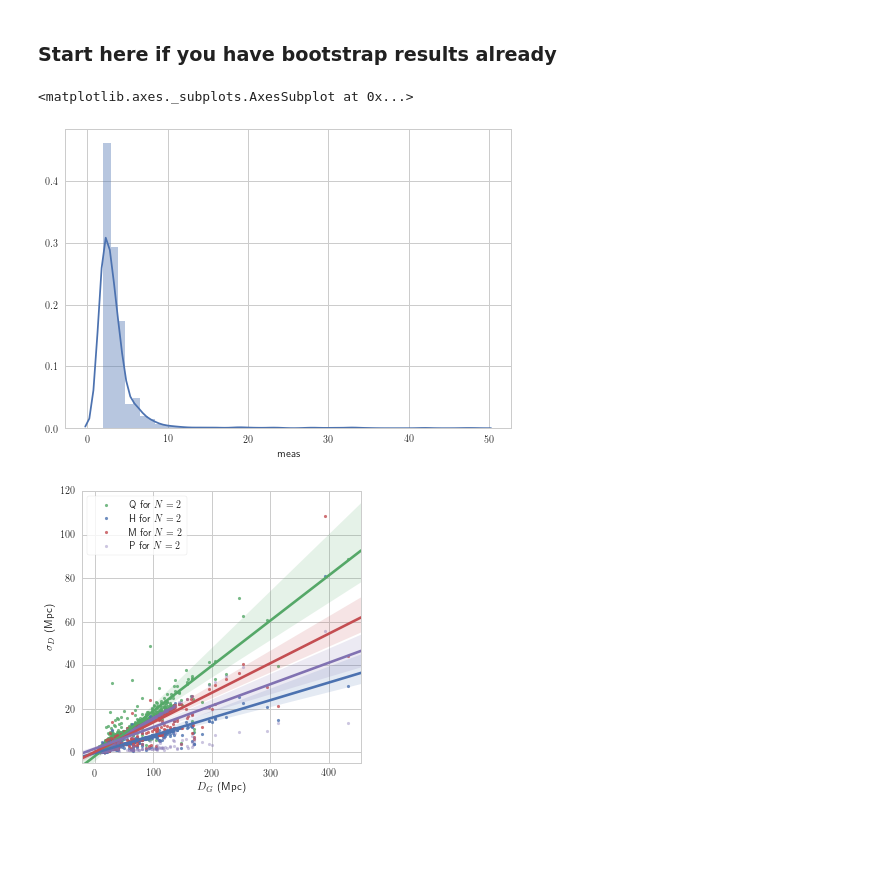
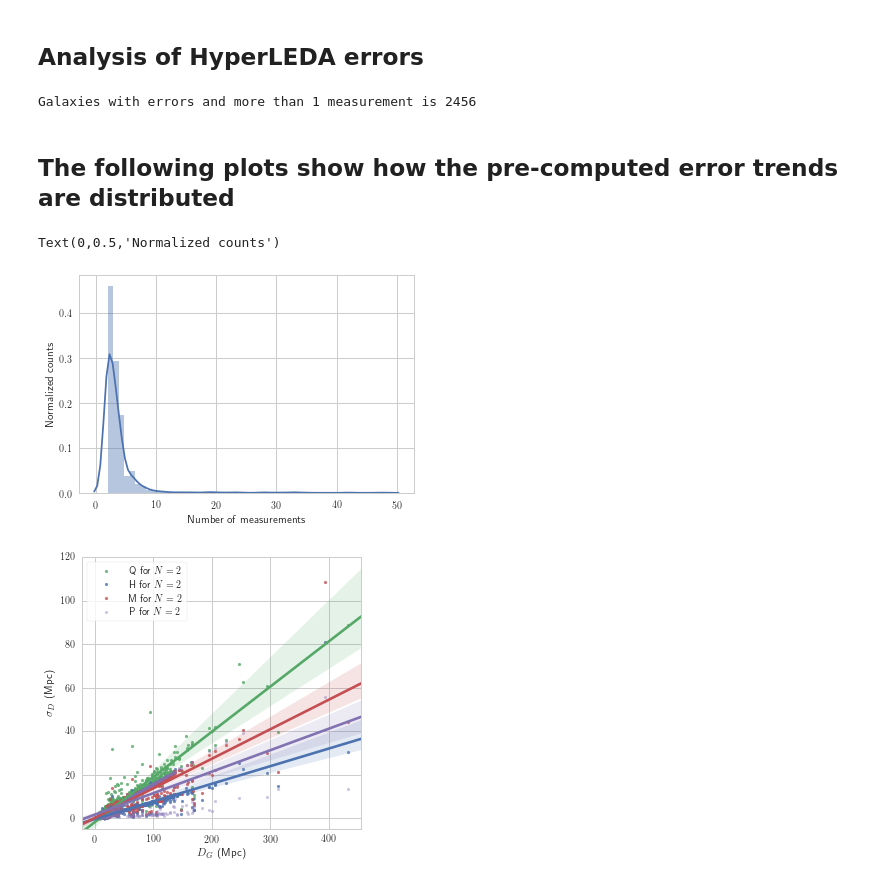
Before and after one commit to saint-germain/errorprediction, a Jupyter notebook: errors_HyperLEDA.ipynb, the cells around one changed output. Saved outputs shown, nothing was run; the diff lists cells and outputs as text; code cells hidden in the pictures; blank space fills up the shorter version.

```diff
--- a/errors_HyperLEDA.ipynb
+++ b/errors_HyperLEDA.ipynb
@@ -106,5 +109,3 @@ Galaxies with errors and more than 1 measurement is 2456
 d = {'objname': gal,'j2000':pos, 'meas': em, 'H (Mpc)':bootp50, 'D (Mpc)':dboot,'P (Mpc)':ecf,'Q (Mpc)':eqd,'M (Mpc)':bootmad,'Dmin (Mpc)':boot16,'Dmax (Mpc)':boot84}
 dfb = pd.DataFrame(data=d)
 dfb.to_csv("hl_bootstrap_results.csv")
-# %% [markdown]
-### Start here if you have bootstrap results already
@@ -113,4 +112,8 @@ dfb=pd.read_csv('hl_bootstrap_results.csv')
+# %% [markdown]
+## Analysis of HyperLEDA errors
 # %%
+# The pre-computed NED-D errors are available from the local repository
+dfb=pd.read_csv('hl_bootstrap_results.csv')
 em=dfb.meas
 dboot=dfb['D (Mpc)']
 bootp50=dfb['H (Mpc)']
@@ -119,18 +122,24 @@ eqd=dfb['Q (Mpc)']
 bootmad=dfb['M (Mpc)']
 boot84=dfb['Dmax (Mpc)']
 boot16=dfb['Dmin (Mpc)']
+print('Galaxies with errors and more than 1 measurement is %i' % len(em) )
+# %% [output]
+Galaxies with errors and more than 1 measurement is 2456
+# %% [markdown]
+## The following plots show how the pre-computed error trends are distributed
 # %%
 filt=np.array(em)<3
 x=np.array(dboot)[filt]
 y=np.array(bootp50)[filt]
 cf=np.array(ecf)[filt]
 qd=np.array(eqd)[filt]
 z=np.array(bootmad)[filt]
+sns.distplot(em)
+plt.xlabel('Number of measurements')
+plt.ylabel('Normalized counts')
+# %% [output]
+Text(0,0.5,'Normalized counts')
+[figure, added]
-# %%
-sns.distplot(em)
-# %% [output]
-<matplotlib.axes._subplots.AxesSubplot at 0x...>
-[figure, removed]
 # %%
 plt.figure(figsize=(5,5))
 sns.regplot(x,qd,color=current_palette[1], scatter_kws={'alpha':0.8,'s':10},label='Q for $N=2$') # green, quadrature
```
Also changed, not shown: parts of 49 cells of this notebook, 5 other files.
